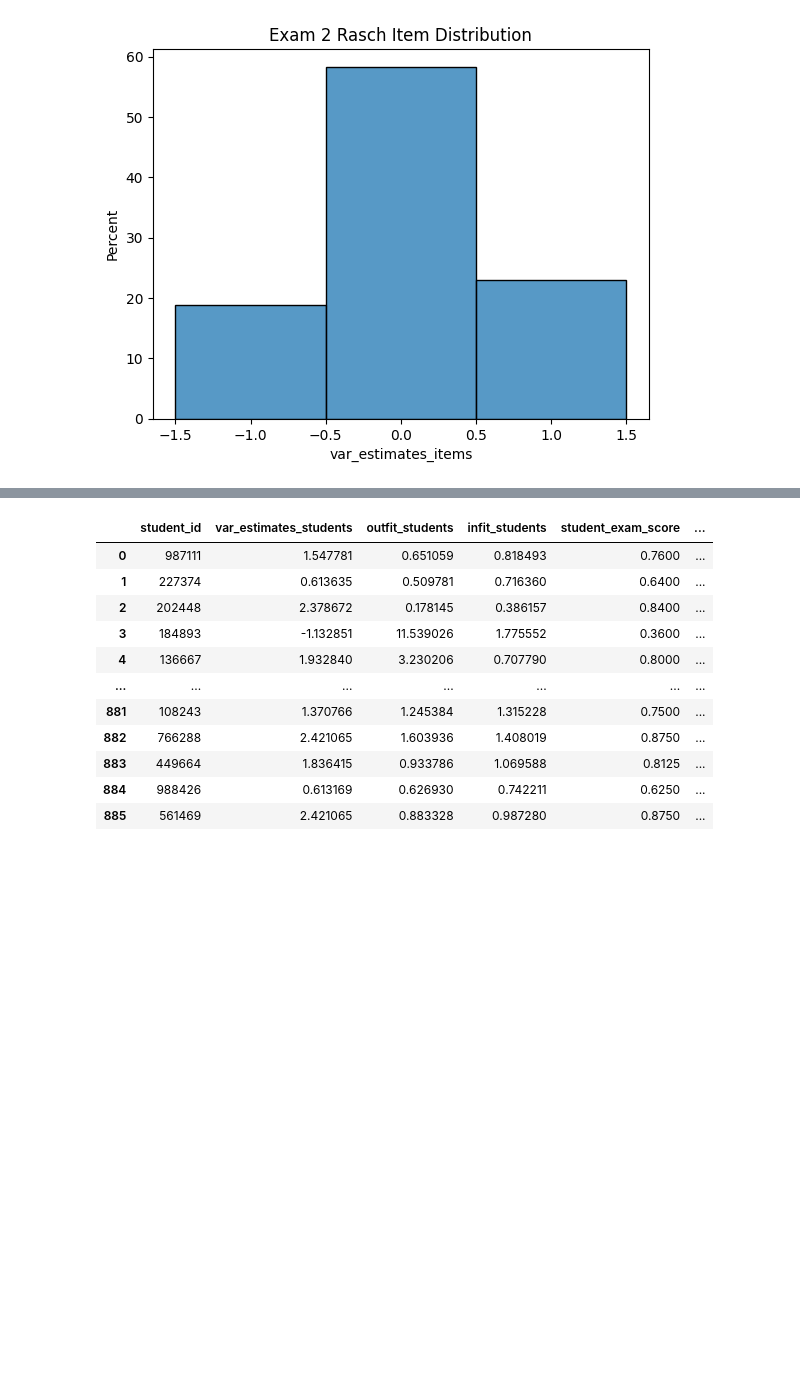
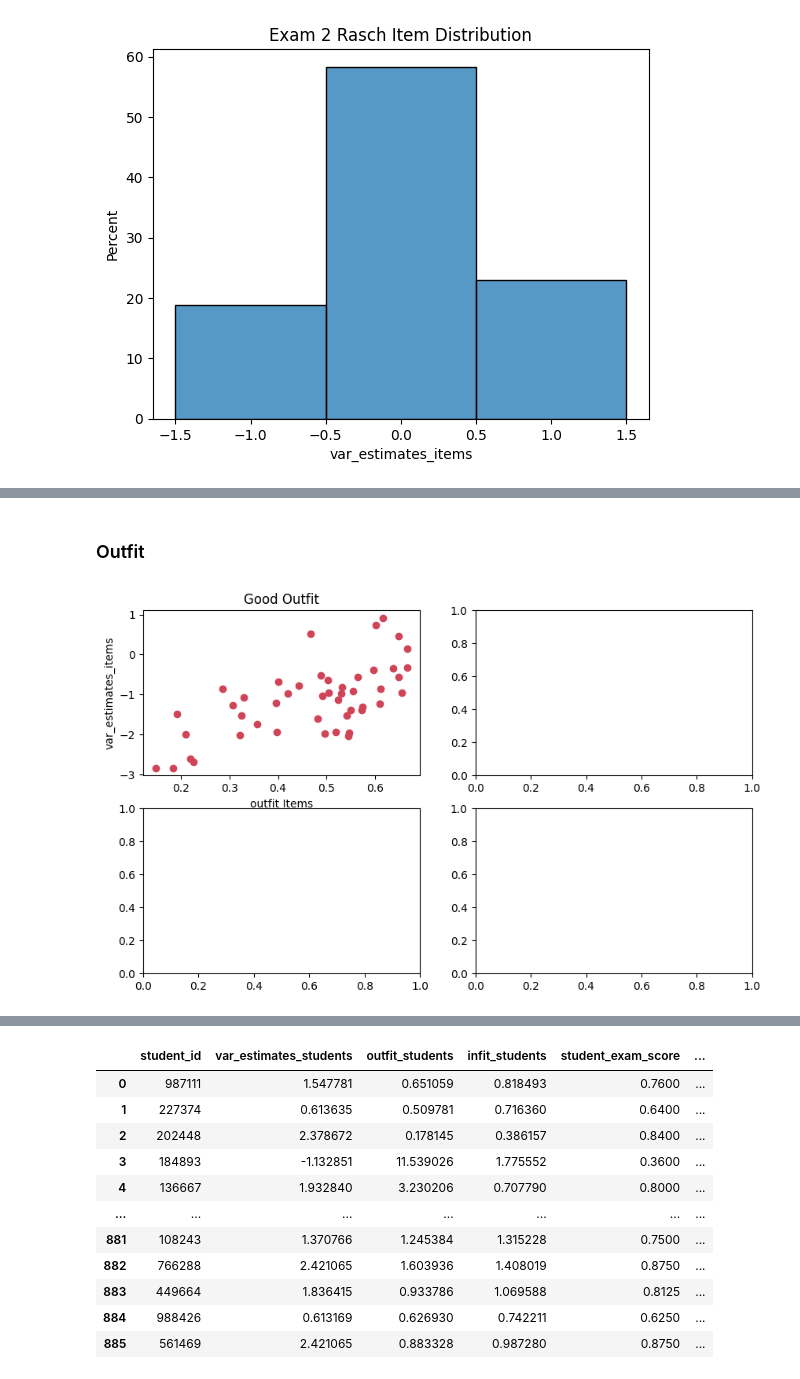
Before and after one commit to russell-jeter/CollegeAlgebraLSLTAnalysis, a Jupyter notebook: analyses/rasch_results.ipynb, the cells around one changed output, grey strips where cells are left out. Cells and saved outputs as stored; diff of their text form; code cells hidden in the pictures; blank space fills up the shorter version.

Commit message:
create rasch infit and outfit plots

```diff
--- a/analyses/rasch_results.ipynb
+++ b/analyses/rasch_results.ipynb
@@ -33,0 +105,2 @@ plt.savefig(f'../figures/rasch_item_distribution.jpg')
+# %% [markdown]
+### Outfit
@@ -33,0 +181,10 @@ plt.savefig(f'../figures/rasch_item_distribution.jpg')
+# %%
+fit_type = 'outfit'
+fig, ((ax0, ax1), (ax2, ax3)) = plt.subplots(nrows=2, ncols=2, figsize=(10,6))
+add_fit_sub_scatterplot(rasch_items_df[rasch_items_df[f'is_good_{fit_type}'] == 1],
+                            'var_estimates_items',
+                            fit_type,
+                            ax0,
+                            'Good Outfit')
+# %% [output]
+[figure, added]
```
Also changed, not shown: parts of 16 cells of this notebook, 3 other files.
